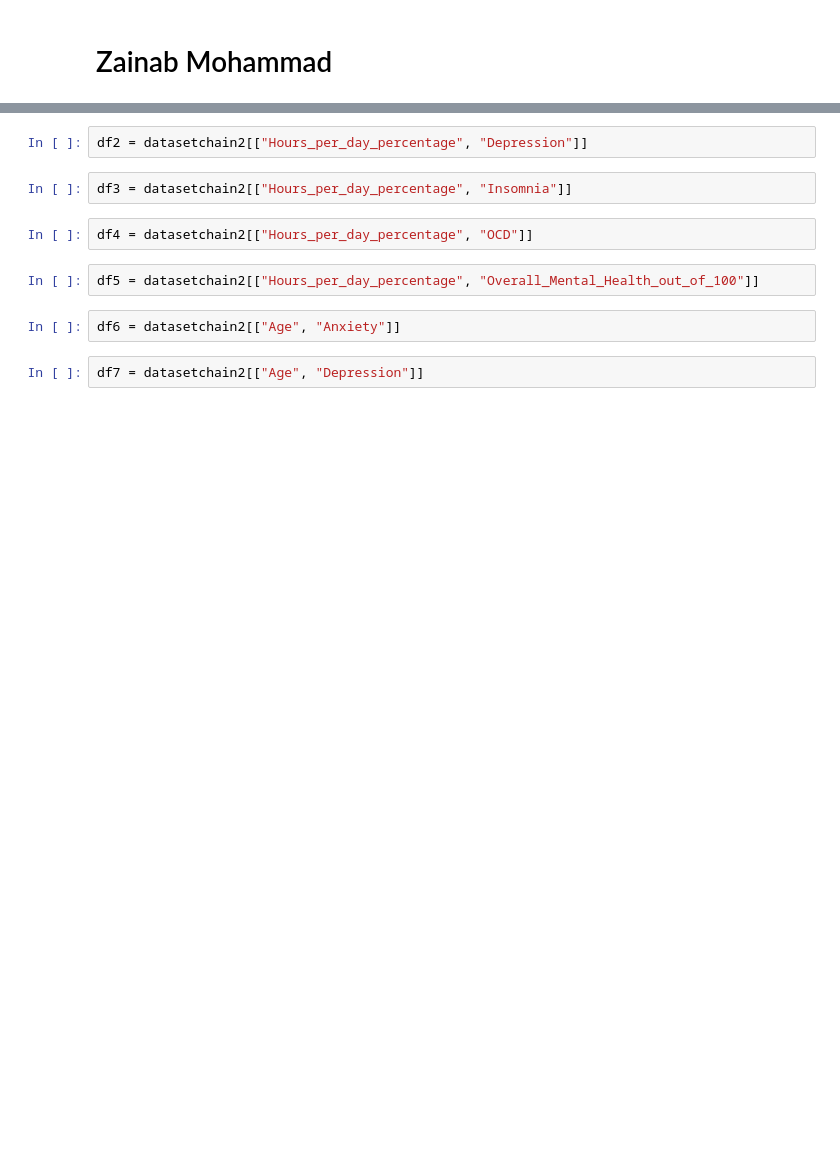
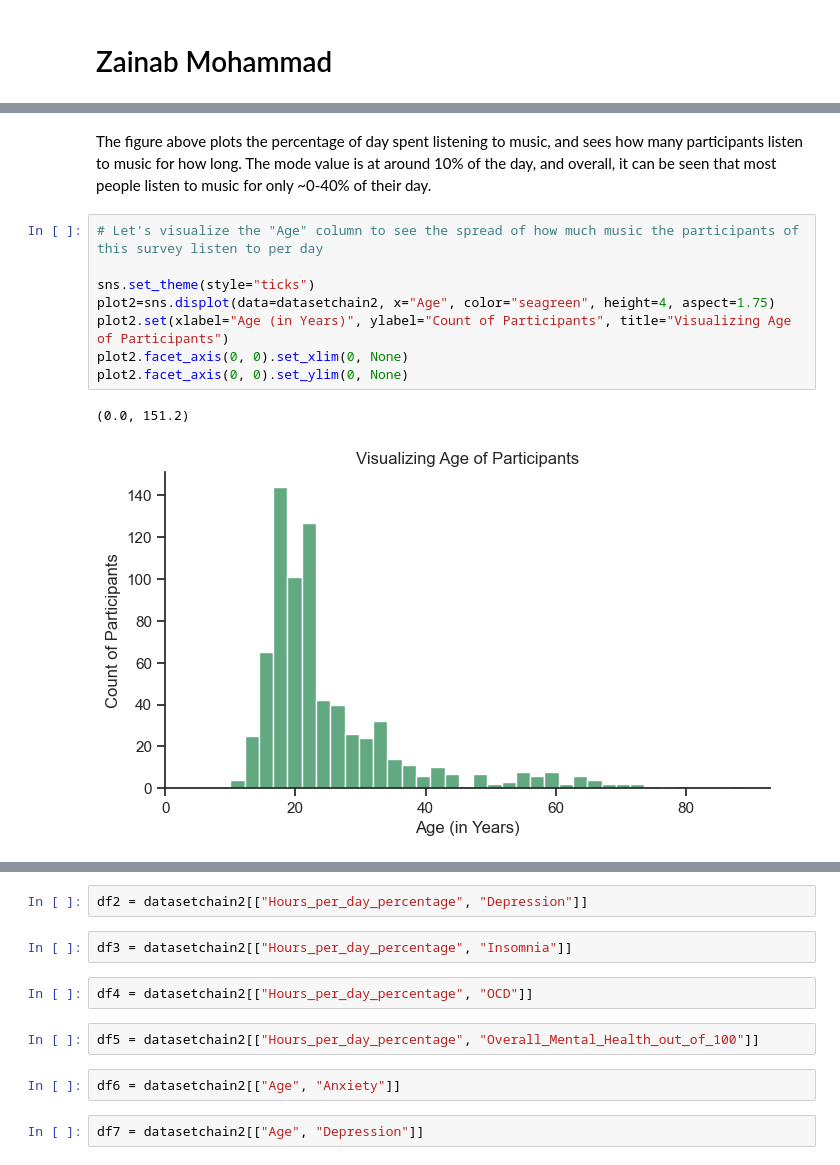
Before and after one commit to ubco-W2022T2-data301/project-group-group12, a Jupyter notebook: analysis/analysisZainab.ipynb, the cells around one changed output, grey strips where cells are left out. Saved outputs shown, nothing was run; the diff lists cells and outputs as text; blank space fills up the shorter version.

```diff
--- a/analysis/analysisZainab.ipynb
+++ b/analysis/analysisZainab.ipynb
@@ -159,0 +143,13 @@ filterdrop_copy.loc[:, 'Hours_per_day_in_percentage'] = filterdrop_copy['Hours p
+# %% [markdown]
+The figure above plots the percentage of day spent listening to music, and sees how many participants listen to music for how long. The mode value is at around 10% of the day, and overall, it can be seen that most people listen to music for only ~0-40% of their day.
+# %%
+# Let's visualize the "Age" column to see the spread of how much music the participants of this survey listen to per day
+
+sns.set_theme(style="ticks")
+plot2=sns.displot(data=datasetchain2, x="Age", color="seagreen", height=4, aspect=1.75)
+plot2.set(xlabel="Age (in Years)", ylabel="Count of Participants", title="Visualizing Age of Participants")
+plot2.facet_axis(0, 0).set_xlim(0, None)
+plot2.facet_axis(0, 0).set_ylim(0, None)
+# %% [output]
+(0.0, 151.2)
+[figure, added]
```
Also changed, not shown: parts of 104 cells of this notebook, 7 other files.
